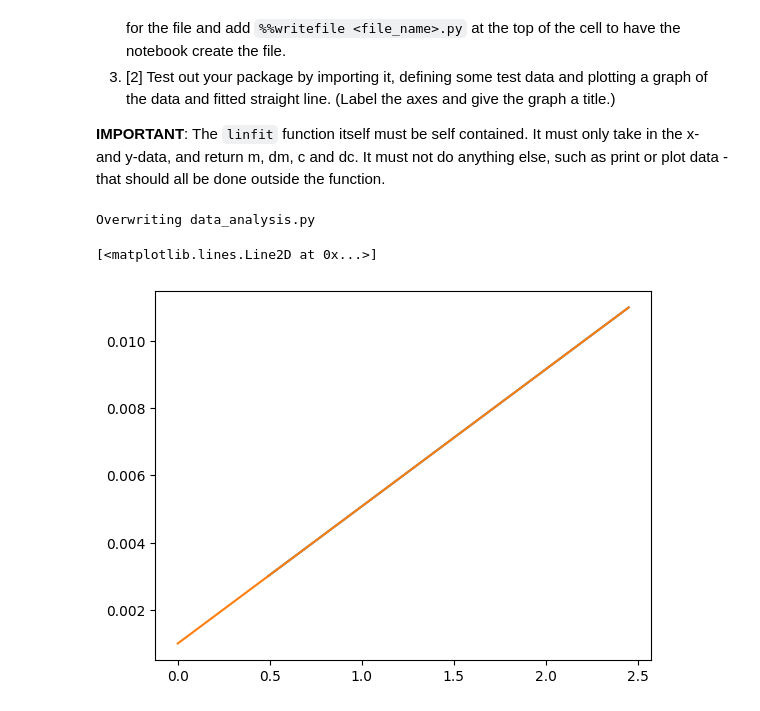
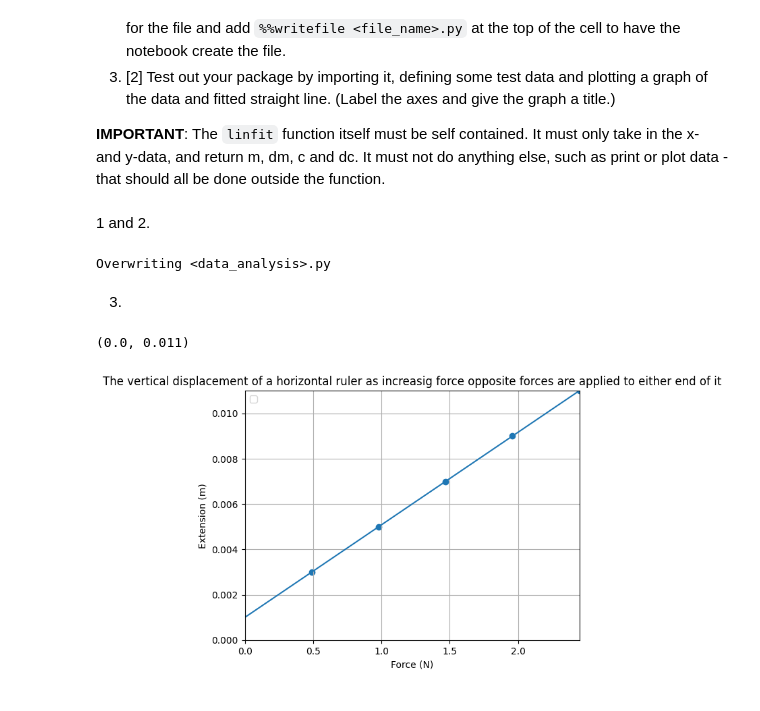
Before and after one commit to PX2145-2025/week-2-b-Morley-James, a Jupyter notebook: Functions.ipynb, the cells around one changed output. Cells and saved outputs as stored; diff of their text form; code cells hidden in the pictures.

```diff
--- a/Functions.ipynb
+++ b/Functions.ipynb
@@ -419,16 +423,18 @@ An orbit of period 45 minutes around earth is not possible.
   3. [2] Test out your package by importing it, defining some test data and plotting a graph of the data and fitted straight line. (Label the axes and give the graph a title.)
 
 **IMPORTANT**: The `linfit` function itself must be self contained. It must only take in the x- and y-data, and return m, dm, c and dc. It must not do anything else, such as print or plot data - that should all be done outside the function.
+# %% [markdown]
+1 and 2.
 # %%
-%%writefile data_analysis.py
+%%writefile <data_analysis>.py
 
 import numpy as np
 
 def linfit(x, y):
 
-  """ Provide 2 lists of data, linfit finds the "least squares" fit to the data
-  and return the gradient, its standard error, the y-intercept and its standard
-  error"""
+  """ Input 2 equal length lists of data, linfit finds the "least squares" linear fit
+  to the data and returns the gradient, its standard error, the y-intercept and
+  its standard error as a list"""
 
   # Convert input lists to numpy arrays
   x_array = np.array(x)
@@ -455,20 +461,40 @@ def linfit(x, y):
 
   return m, dm, c, dc
 # %% [output]
-Overwriting data_analysis.py
+Overwriting <data_analysis>.py
+# %% [markdown]
+3)
 # %%
+import numpy as np
+import matplotlib.pyplot as plt
 import data_analysis as da
+
+# Input x and y data
 x = (0.49,0.98,1.47,1.96,2.45)
 y = (0.003,0.005,0.007,0.009,0.011)
 
+# Convert lists to arrays
 x_array = np.array(x)
 y_array = np.array(y)
 
-plt.plot(x,y)
+# Plot data points
+plt.scatter(x_array,y_array)
 
+# Plot least squares linear fit
 x_scale = np.linspace(0,np.max(x_array), 100)
 p = da.linfit(x,y)[0] * x_scale + da.linfit(x,y)[2]
 plt.plot(x_scale,p)
+
+# Add titles/labels and a legend to the graph
+plt.title( 'The vertical displacement of a horizontal ruler as increasig force opposite forces are applied to either end of it' )
+plt.xlabel( 'Force (N)' )
+plt.ylabel( 'Extension (m)' )
+plt.legend( loc='best' )
+
+# Format the graph to be easily readable
+plt.grid( )
+plt.xlim( 0, np.max(x_array) )
+plt.ylim( 0, np.max(p) )
 # %% [output]
-[<matplotlib.lines.Line2D at 0x...>]
+(0.0, 0.011)
-[figure, old version]
+[figure, new version]
```
Also changed, not shown: parts of 4 cells of this notebook.
